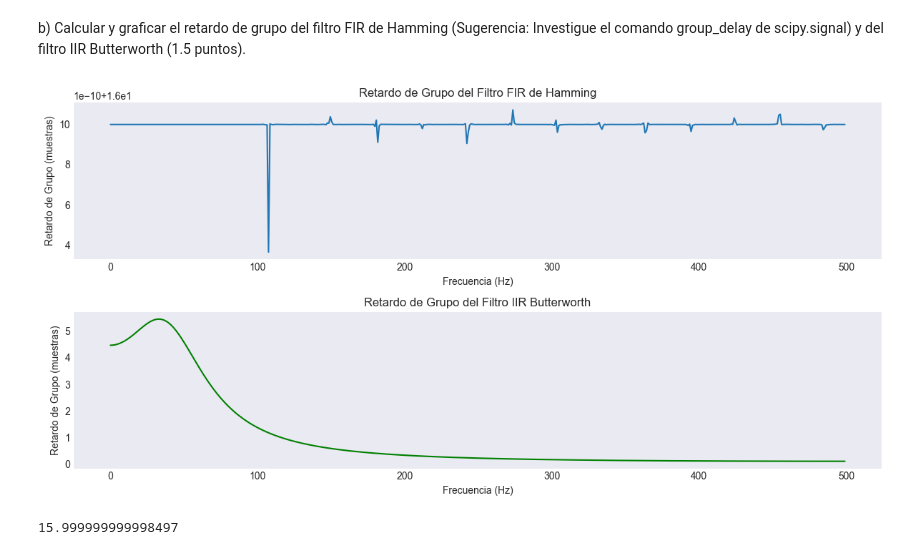
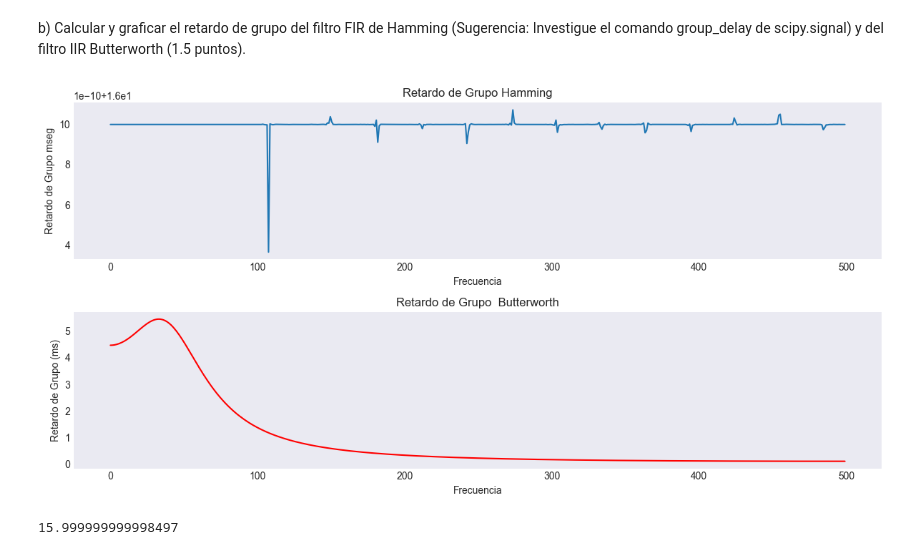
Before and after one commit to ExampleToFollow/PracticasPDS, a Jupyter notebook: Lab4/IF_LAB4_20213704.ipynb, the cells around one changed output. Drawn from its saved outputs; the diff is of its cells as text; code cells hidden in the pictures.

```diff
--- a/Lab4/IF_LAB4_20213704.ipynb
+++ b/Lab4/IF_LAB4_20213704.ipynb
@@ -403,24 +411,24 @@ comando group_delay de scipy.signal) y del filtro IIR Butterworth (1.5 puntos).
 # %%
 ola = sci.signal.firwin(33, 50/(1000/2), window='hamming')
 frecuencias_delay_hamming, retardo_ventana = sci.signal.group_delay(( ola,1), fs=fs)
 frecuencias_butter, retardo_butter = sci.signal.group_delay(( coe_x_butter, coe_y_butter), fs=fs)
 plt.figure(figsize=(12, 6))
 plt.subplot(2, 1, 1)
 plt.plot(frecuencias_delay_hamming, retardo_ventana, label="Retardo de Grupo FIR Hamming")
-plt.title("Retardo de Grupo del Filtro FIR de Hamming")
-plt.xlabel("Frecuencia (Hz)")
-plt.ylabel("Retardo de Grupo (muestras)")
+plt.title("Retardo de Grupo Hamming")
+plt.xlabel("Frecuencia")
+plt.ylabel("Retardo de Grupo mseg")
 plt.grid()
 plt.subplot(2, 1, 2)
-plt.plot(frecuencias_butter, retardo_butter, label="Retardo de Grupo IIR Butterworth", color="green")
-plt.title("Retardo de Grupo del Filtro IIR Butterworth")
-plt.xlabel("Frecuencia (Hz)")
-plt.ylabel("Retardo de Grupo (muestras)")
+plt.plot(frecuencias_butter, retardo_butter, label="Retardo de Grupo Butterworth", color="red")
+plt.title("Retardo de Grupo  Butterworth")
+plt.xlabel("Frecuencia")
+plt.ylabel("Retardo de Grupo (ms)")
 plt.grid()
 plt.tight_layout()
 plt.show()
 # %% [output]
-[figure, old version]
+[figure, new version]
 # %%
 print(np.mean(retardo_ventana))
 prom_retardo_ventana = np.mean(retardo_ventana)
```
Also changed, not shown: parts of 23 cells of this notebook.
